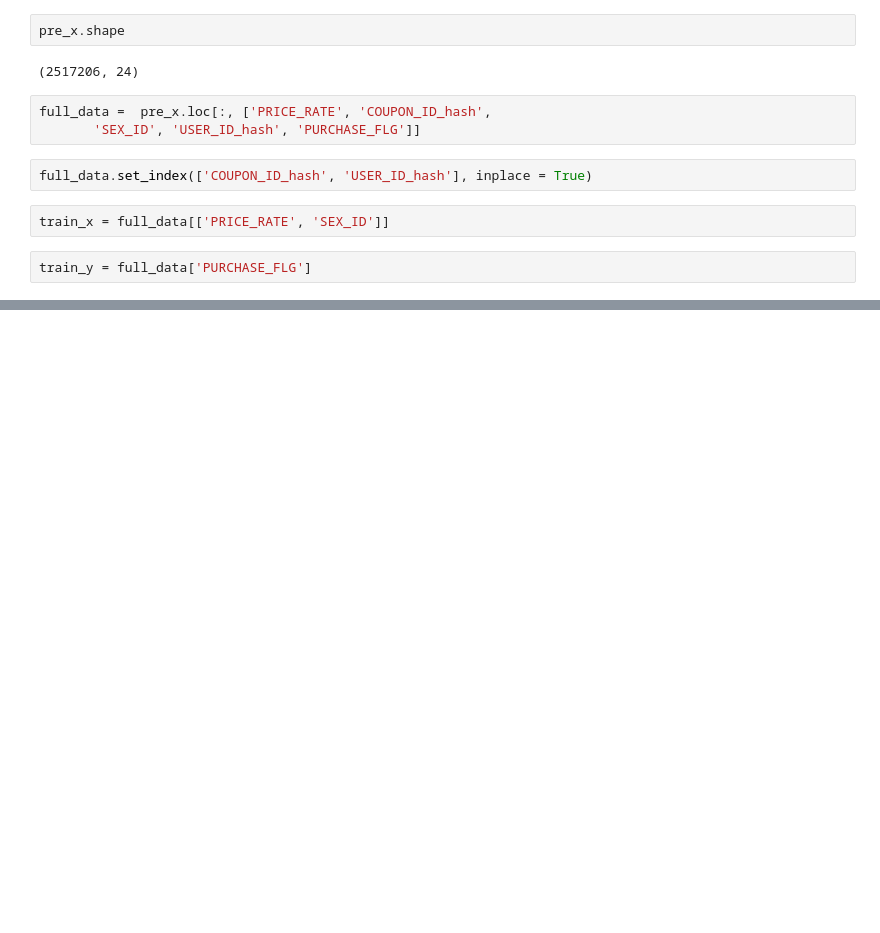
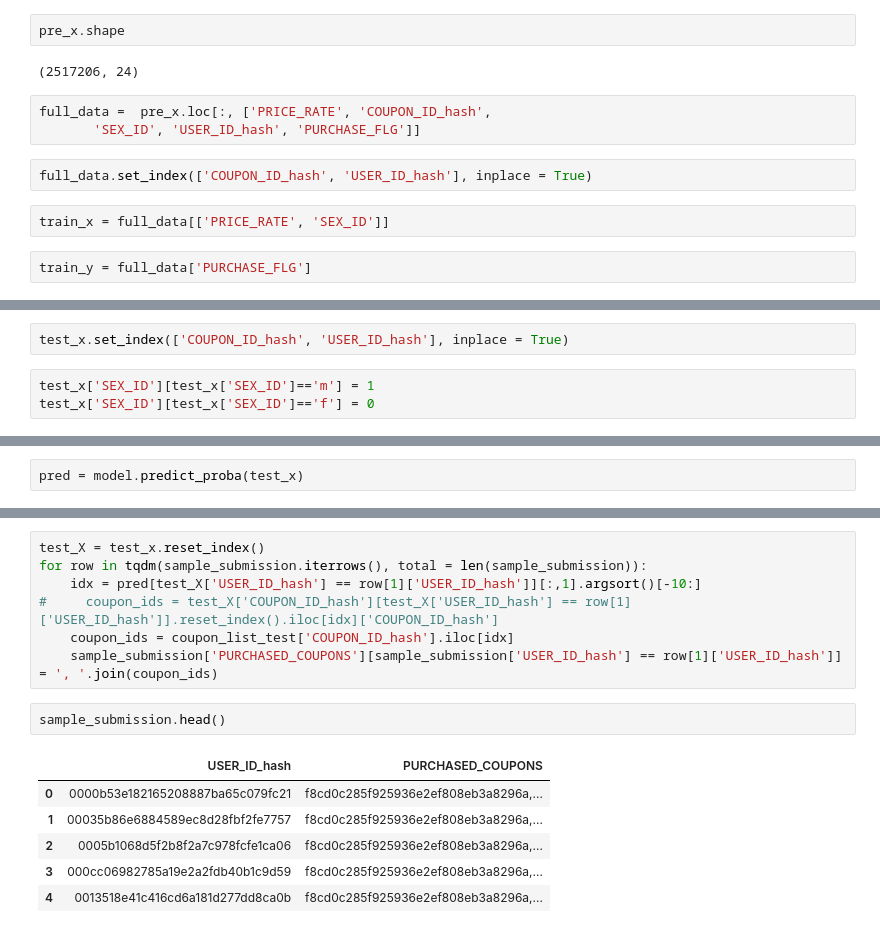
Before and after one commit to lifangshi/kaggle, a Jupyter notebook: Coupon Purchase Prediction/coupon_purchase_prediction.ipynb, the cells around one changed output, grey strips where cells are left out. Saved outputs shown, nothing was run; the diff lists cells and outputs as text; blank space fills up the shorter version.

```diff
--- a/Coupon Purchase Prediction/coupon_purchase_prediction.ipynb
+++ b/Coupon Purchase Prediction/coupon_purchase_prediction.ipynb
@@ -222,0 +305,5 @@ train_y = full_data['PURCHASE_FLG']
+# %%
+test_x.set_index(['COUPON_ID_hash', 'USER_ID_hash'], inplace = True)
+# %%
+test_x['SEX_ID'][test_x['SEX_ID']=='m'] = 1
+test_x['SEX_ID'][test_x['SEX_ID']=='f'] = 0
@@ -222,0 +319,2 @@ train_y = full_data['PURCHASE_FLG']
+# %%
+pred = model.predict_proba(test_x)
@@ -222,0 +354,16 @@ train_y = full_data['PURCHASE_FLG']
+# %%
+test_X = test_x.reset_index()
+for row in tqdm(sample_submission.iterrows(), total = len(sample_submission)):
+    idx = pred[test_X['USER_ID_hash'] == row[1]['USER_ID_hash']][:,1].argsort()[-10:]
+#     coupon_ids = test_X['COUPON_ID_hash'][test_X['USER_ID_hash'] == row[1]['USER_ID_hash']].reset_index().iloc[idx]['COUPON_ID_hash']
+    coupon_ids = coupon_list_test['COUPON_ID_hash'].iloc[idx]
+    sample_submission['PURCHASED_COUPONS'][sample_submission['USER_ID_hash'] == row[1]['USER_ID_hash']] = ', '.join(coupon_ids)
+# %%
+sample_submission.head()
+# %% [output]
+|  | USER_ID_hash | PURCHASED_COUPONS |
+| 0 | 0000b53e182165208887ba65c079fc21 | f8cd0c285f925936e2ef808eb3a8296a,... |
+| 1 | 00035b86e6884589ec8d28fbf2fe7757 | f8cd0c285f925936e2ef808eb3a8296a,... |
+| 2 | 0005b1068d5f2b8f2a7c978fcfe1ca06 | f8cd0c285f925936e2ef808eb3a8296a,... |
+| 3 | 000cc06982785a19e2a2fdb40b1c9d59 | f8cd0c285f925936e2ef808eb3a8296a,... |
+| 4 | 0013518e41c416cd6a181d277dd8ca0b | f8cd0c285f925936e2ef808eb3a8296a,... |
```
Also changed, not shown: parts of 28 cells of this notebook, 3 other files.
